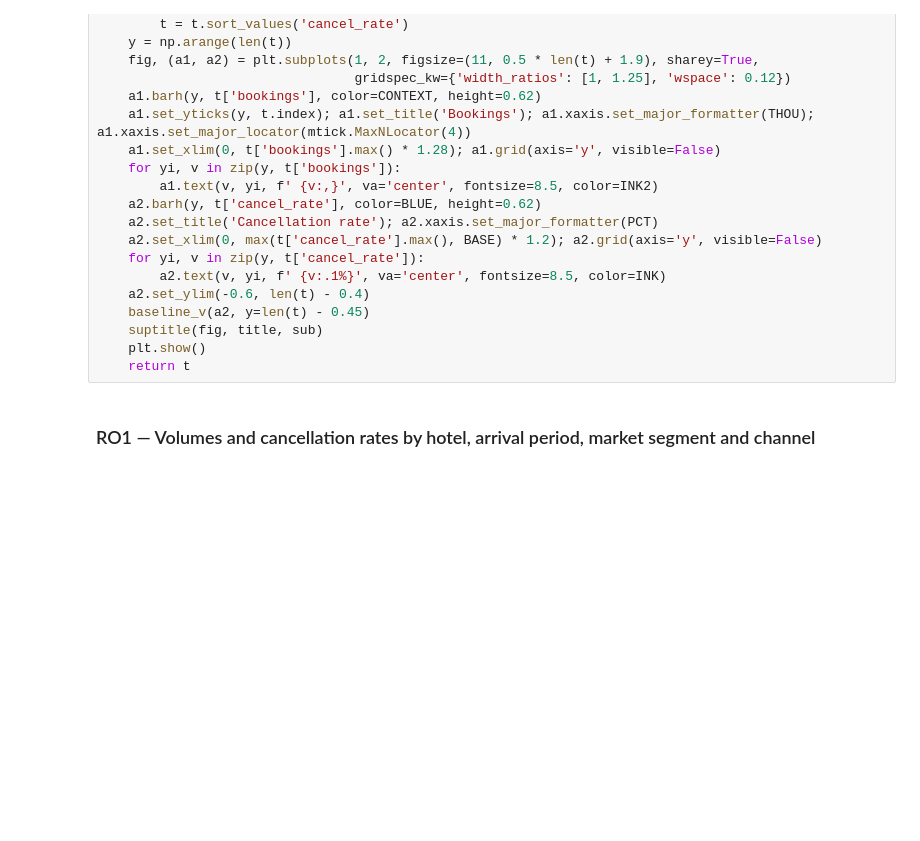
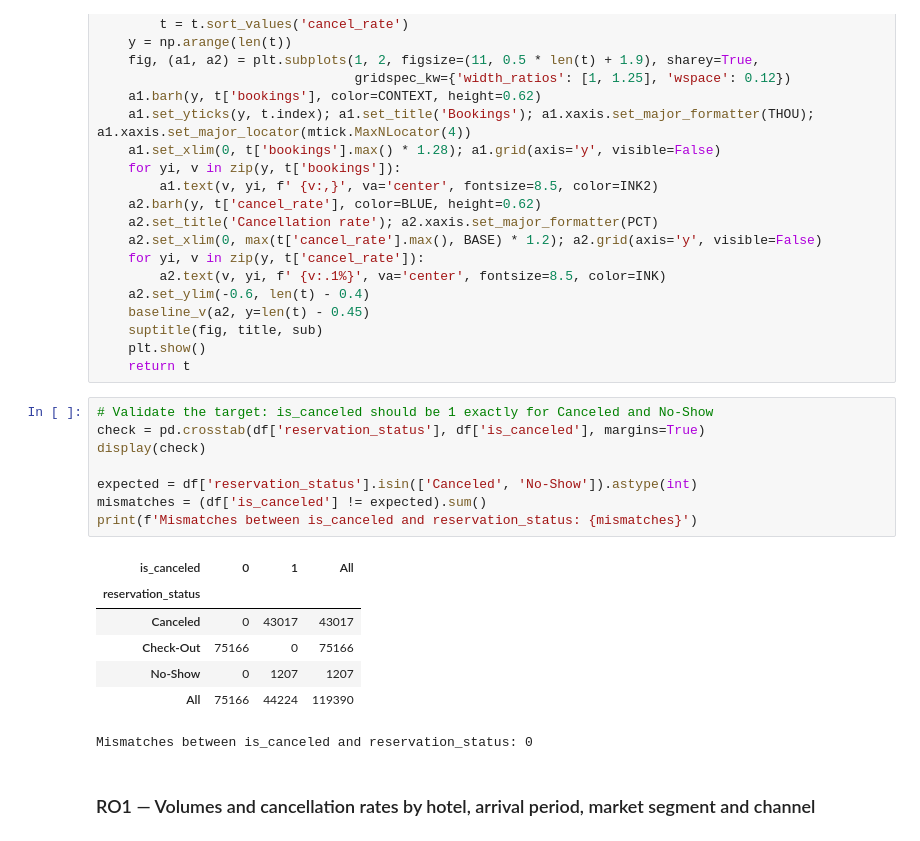
Before and after one commit to elsiejy/Capstone, a Jupyter notebook: Capstone.ipynb, the cells around one changed output. Cells and saved outputs as stored; diff of their text form; blank space fills up the shorter version.

```diff
--- a/Capstone.ipynb
+++ b/Capstone.ipynb
@@ -589,6 +589,22 @@ def volume_rate_panel(data, col, title, sub=None, order=None):
     suptitle(fig, title, sub)
     plt.show()
     return t
+# %%
+# Validate the target: is_canceled should be 1 exactly for Canceled and No-Show
+check = pd.crosstab(df['reservation_status'], df['is_canceled'], margins=True)
+display(check)
+
+expected = df['reservation_status'].isin(['Canceled', 'No-Show']).astype(int)
+mismatches = (df['is_canceled'] != expected).sum()
+print(f'Mismatches between is_canceled and reservation_status: {mismatches}')
+# %% [output]
+| is_canceled | 0 | 1 | All |
+| reservation_status |  |  |  |
+| Canceled | 0 | 43017 | 43017 |
+| Check-Out | 75166 | 0 | 75166 |
+| No-Show | 0 | 1207 | 1207 |
+| All | 75166 | 44224 | 119390 |
+Mismatches between is_canceled and reservation_status: 0
 # %% [markdown]
 ### RO1 — Volumes and cancellation rates by hotel, arrival period, market segment and channel
 # %%
```
Also changed, not shown: parts of 2 cells of this notebook.
